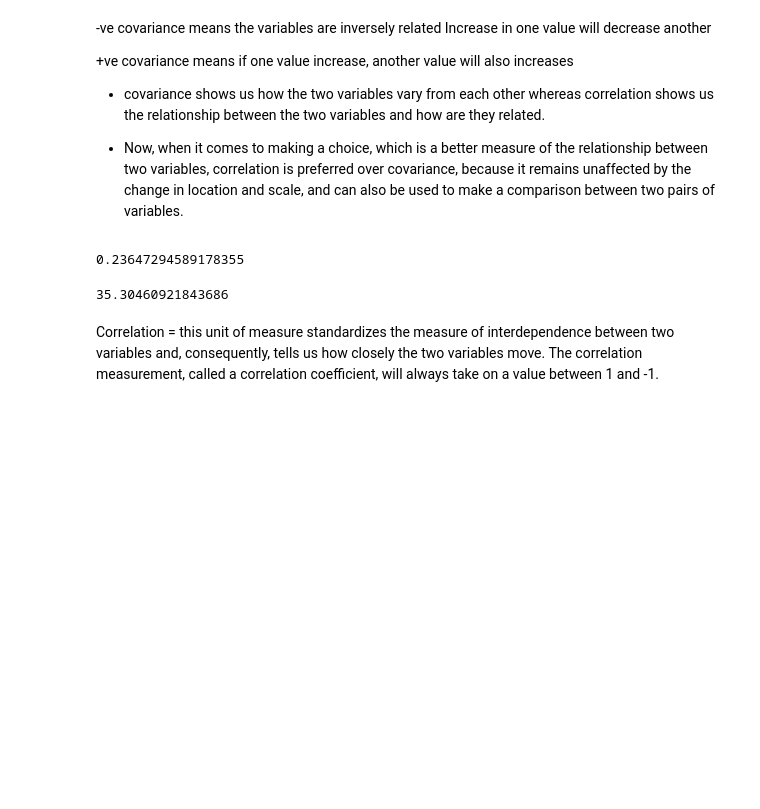
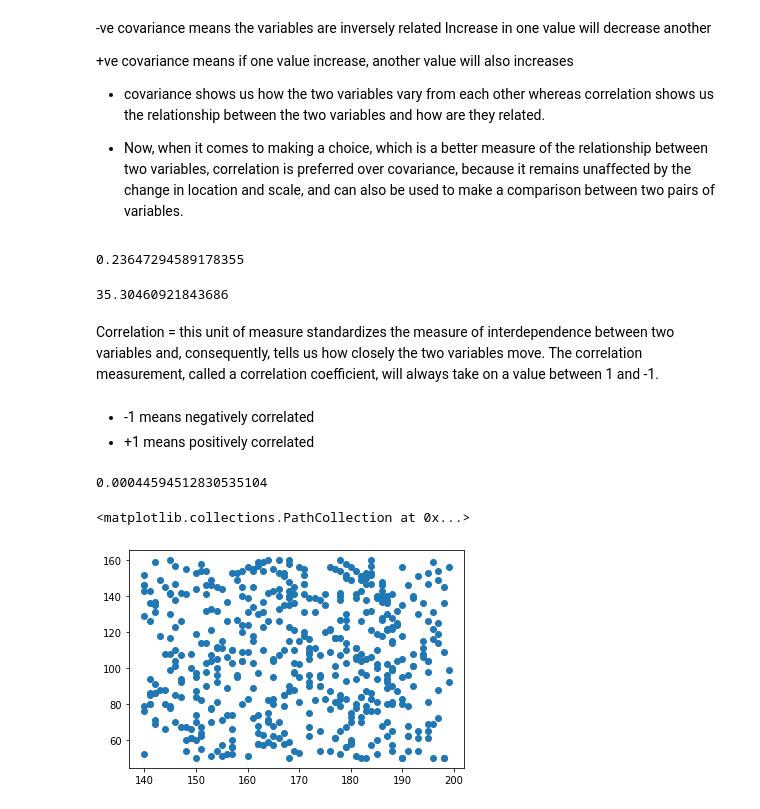
Before and after one commit to Nix-code/statistics-for-data-science, a Jupyter notebook: Introduction to statistics.ipynb, the cells around one changed output. Drawn from its saved outputs; the diff is of its cells as text; code cells hidden in the pictures; blank space fills up the shorter version.

Commit message:
update correlation matrix

```diff
--- a/Introduction to statistics.ipynb
+++ b/Introduction to statistics.ipynb
@@ -159,0 +147,13 @@ Correlation = this unit of measure standardizes the measure of interdependence b
+# %% [markdown]
+- -1 means negatively correlated
+- +1 means positively correlated
+# %%
+correlation = df["Height"].corr(df["Weight"])
+print(correlation)
+# %% [output]
+0.00044594512830535104
+# %%
+plt.scatter(df["Height"], df["Weight"])
+# %% [output]
+<matplotlib.collections.PathCollection at 0x...>
+[figure, added]
```
Also changed, not shown: parts of 16 cells of this notebook.
